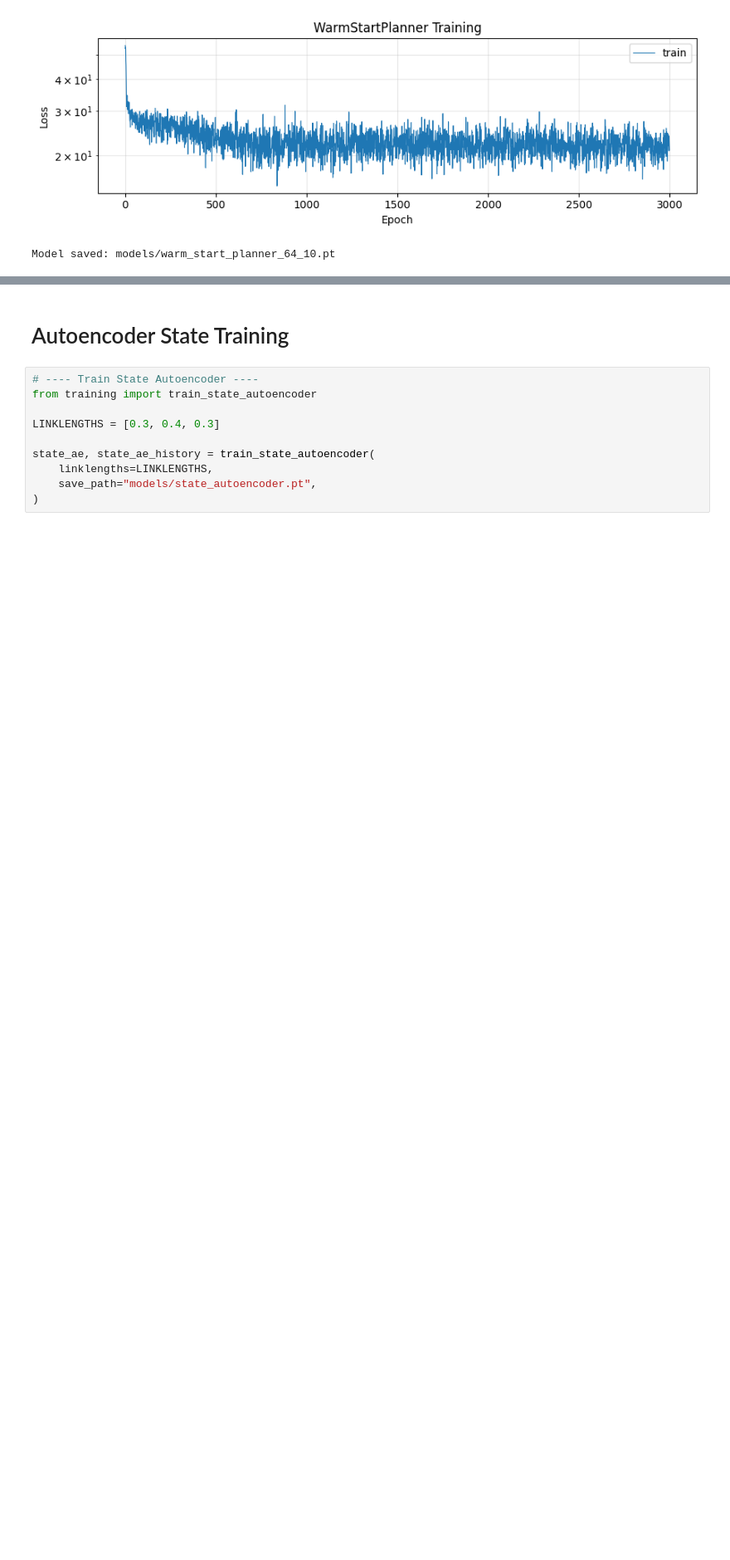
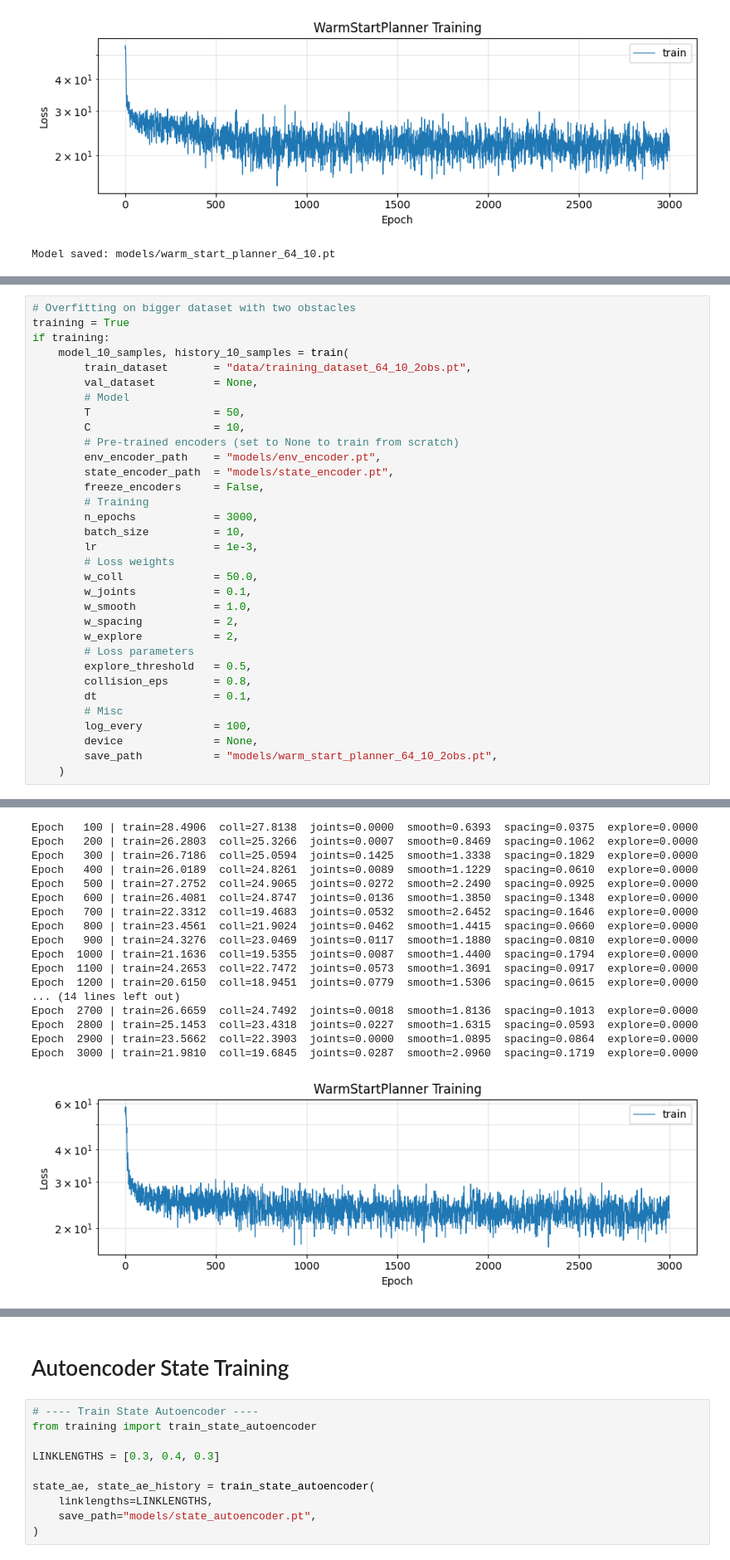
Before and after one commit to mangam-02/Self-Supervised-Learning-for-Robot-Motion-Planning, a Jupyter notebook: src/train.ipynb, the cells around one changed output, grey strips where cells are left out. Shown at 83% size. Cells and saved outputs as stored; diff of their text form; blank space fills up the shorter version.

```diff
--- a/src/train.ipynb
+++ b/src/train.ipynb
@@ -304,2 +304,36 @@ browse_trajectories(model, "data/training_dataset_64_10.pt")
 # %% [output]
 VBox(children=(HBox(children=(Button(description='◄ Prev', layout=Layout(width='100px'), style=ButtonStyle()),…
+# %%
+# Overfitting on bigger dataset with two obstacles
+training = True
+if training:
+    model_10_samples, history_10_samples = train(
+        train_dataset       = "data/training_dataset_64_10_2obs.pt",
+        val_dataset         = None,
+        # Model
+        T                   = 50,
+        C                   = 10,
+        # Pre-trained encoders (set to None to train from scratch)
+        env_encoder_path    = "models/env_encoder.pt",
+        state_encoder_path  = "models/state_encoder.pt",
+        freeze_encoders     = False,
+        # Training
+        n_epochs            = 3000,
+        batch_size          = 10,
+        lr                  = 1e-3,
+        # Loss weights
+        w_coll              = 50.0,
+        w_joints            = 0.1,
+        w_smooth            = 1.0,
+        w_spacing           = 2,
+        w_explore           = 2,
+        # Loss parameters
+        explore_threshold   = 0.5,
+        collision_eps       = 0.8,
+        dt                  = 0.1,
+        # Misc
+        log_every           = 100,
+        device              = None,
+        save_path           = "models/warm_start_planner_64_10_2obs.pt",
+    )
+# %% [output]
@@ -305,0 +350,18 @@ VBox(children=(HBox(children=(Button(description='◄ Prev', layout=Layout(width
+Epoch   100 | train=28.4906  coll=27.8138  joints=0.0000  smooth=0.6393  spacing=0.0375  explore=0.0000
+Epoch   200 | train=26.2803  coll=25.3266  joints=0.0007  smooth=0.8469  spacing=0.1062  explore=0.0000
+Epoch   300 | train=26.7186  coll=25.0594  joints=0.1425  smooth=1.3338  spacing=0.1829  explore=0.0000
+Epoch   400 | train=26.0189  coll=24.8261  joints=0.0089  smooth=1.1229  spacing=0.0610  explore=0.0000
+Epoch   500 | train=27.2752  coll=24.9065  joints=0.0272  smooth=2.2490  spacing=0.0925  explore=0.0000
+Epoch   600 | train=26.4081  coll=24.8747  joints=0.0136  smooth=1.3850  spacing=0.1348  explore=0.0000
+Epoch   700 | train=22.3312  coll=19.4683  joints=0.0532  smooth=2.6452  spacing=0.1646  explore=0.0000
+Epoch   800 | train=23.4561  coll=21.9024  joints=0.0462  smooth=1.4415  spacing=0.0660  explore=0.0000
+Epoch   900 | train=24.3276  coll=23.0469  joints=0.0117  smooth=1.1880  spacing=0.0810  explore=0.0000
+Epoch  1000 | train=21.1636  coll=19.5355  joints=0.0087  smooth=1.4400  spacing=0.1794  explore=0.0000
+Epoch  1100 | train=24.2653  coll=22.7472  joints=0.0573  smooth=1.3691  spacing=0.0917  explore=0.0000
+Epoch  1200 | train=20.6150  coll=18.9451  joints=0.0779  smooth=1.5306  spacing=0.0615  explore=0.0000
+... (14 lines left out)
+Epoch  2700 | train=26.6659  coll=24.7492  joints=0.0018  smooth=1.8136  spacing=0.1013  explore=0.0000
+Epoch  2800 | train=25.1453  coll=23.4318  joints=0.0227  smooth=1.6315  spacing=0.0593  explore=0.0000
+Epoch  2900 | train=23.5662  coll=22.3903  joints=0.0000  smooth=1.0895  spacing=0.0864  explore=0.0000
+Epoch  3000 | train=21.9810  coll=19.6845  joints=0.0287  smooth=2.0960  spacing=0.1719  explore=0.0000
+[figure, added]
```
Also changed, not shown: parts of 5 cells of this notebook, 12 other files.
